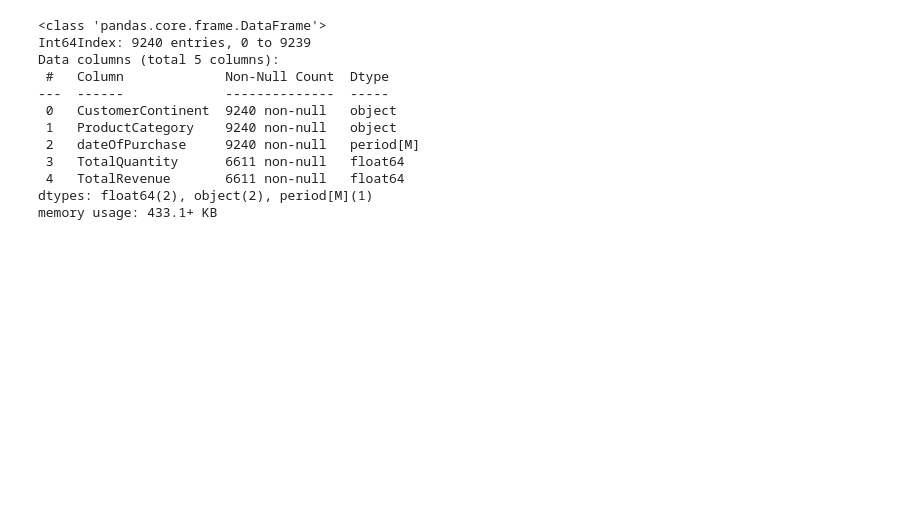
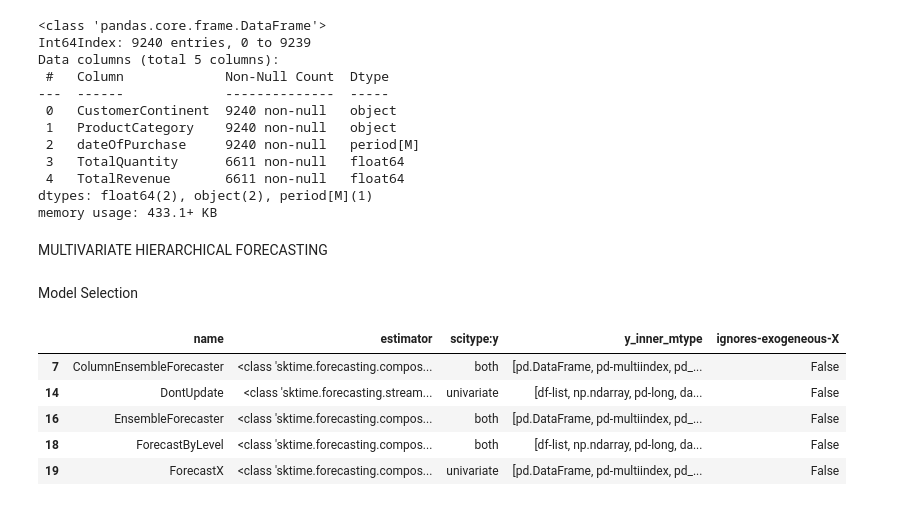
Before and after one commit to josephine-amponsah/hierarchical-forecasting, a Jupyter notebook: notebooks/multivariate-HTS.ipynb, the cells around one changed output. Drawn from its saved outputs; the diff is of its cells as text; code cells hidden in the pictures; blank space fills up the shorter version.

```diff
--- a/notebooks/multivariate-HTS.ipynb
+++ b/notebooks/multivariate-HTS.ipynb
@@ -183,3 +183,7 @@ dtypes: float64(2), object(2), period[M](1)
 memory usage: 433.1+ KB
 # %%
 new_df.to_csv("../data/forecast.csv")
+# %% [markdown]
+MULTIVARIATE HIERARCHICAL FORECASTING
+# %% [markdown]
+Model Selection
@@ -185,0 +201,9 @@ new_df.to_csv("../data/forecast.csv")
+# %%
+hier_forecasters.head()
+# %% [output]
+|  | name | estimator | scitype:y | y_inner_mtype | ignores-exogeneous-X |
+| 7 | ColumnEnsembleForecaster | <class 'sktime.forecasting.compos... | both | [pd.DataFrame, pd-multiindex, pd_... | False |
+| 14 | DontUpdate | <class 'sktime.forecasting.stream... | univariate | [df-list, np.ndarray, pd-long, da... | False |
+| 16 | EnsembleForecaster | <class 'sktime.forecasting.compos... | both | [pd.DataFrame, pd-multiindex, pd_... | False |
+| 18 | ForecastByLevel | <class 'sktime.forecasting.compos... | both | [df-list, np.ndarray, pd-long, da... | False |
+| 19 | ForecastX | <class 'sktime.forecasting.compos... | univariate | [pd.DataFrame, pd-multiindex, pd_... | False |
```
Also changed, not shown: parts of 34 cells of this notebook.
